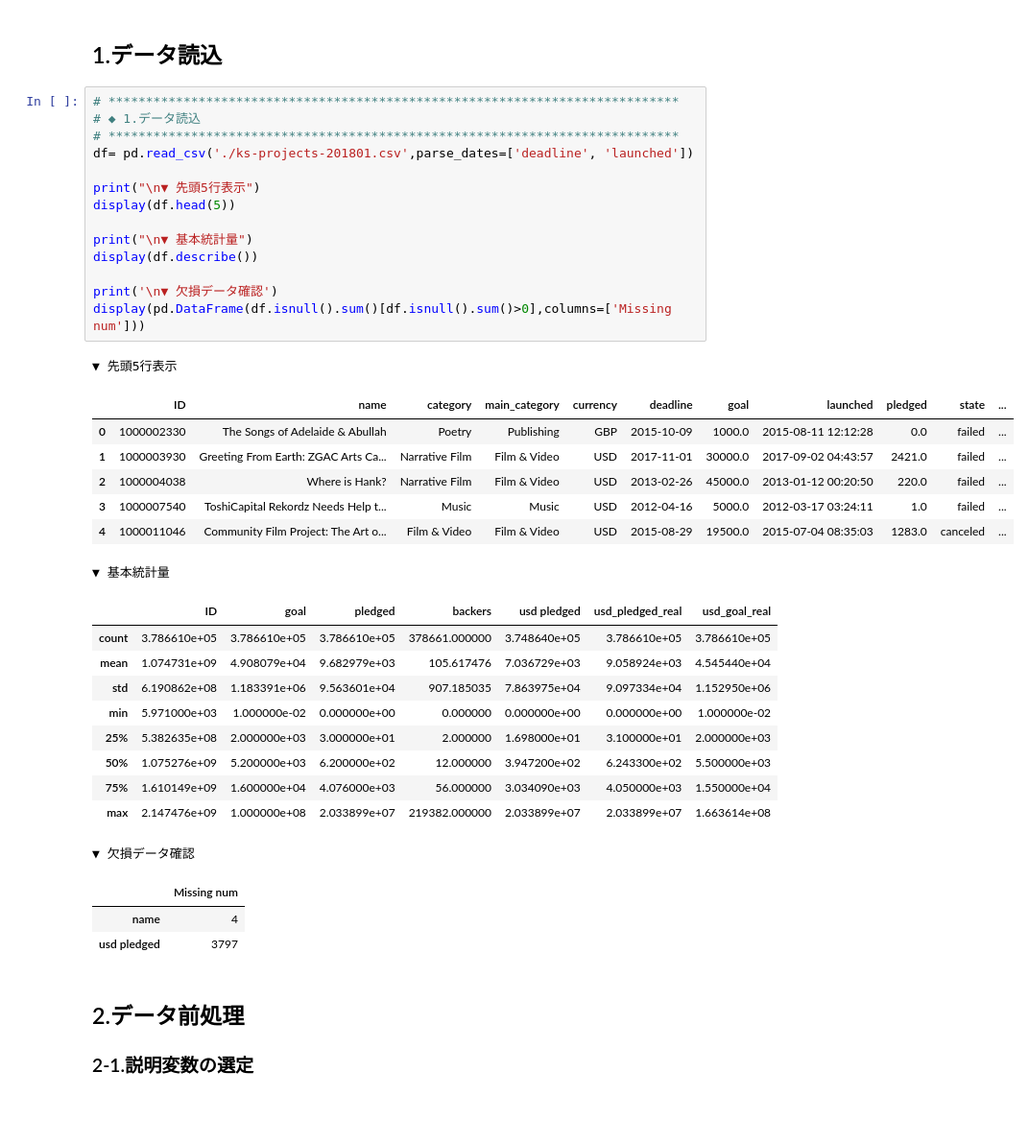
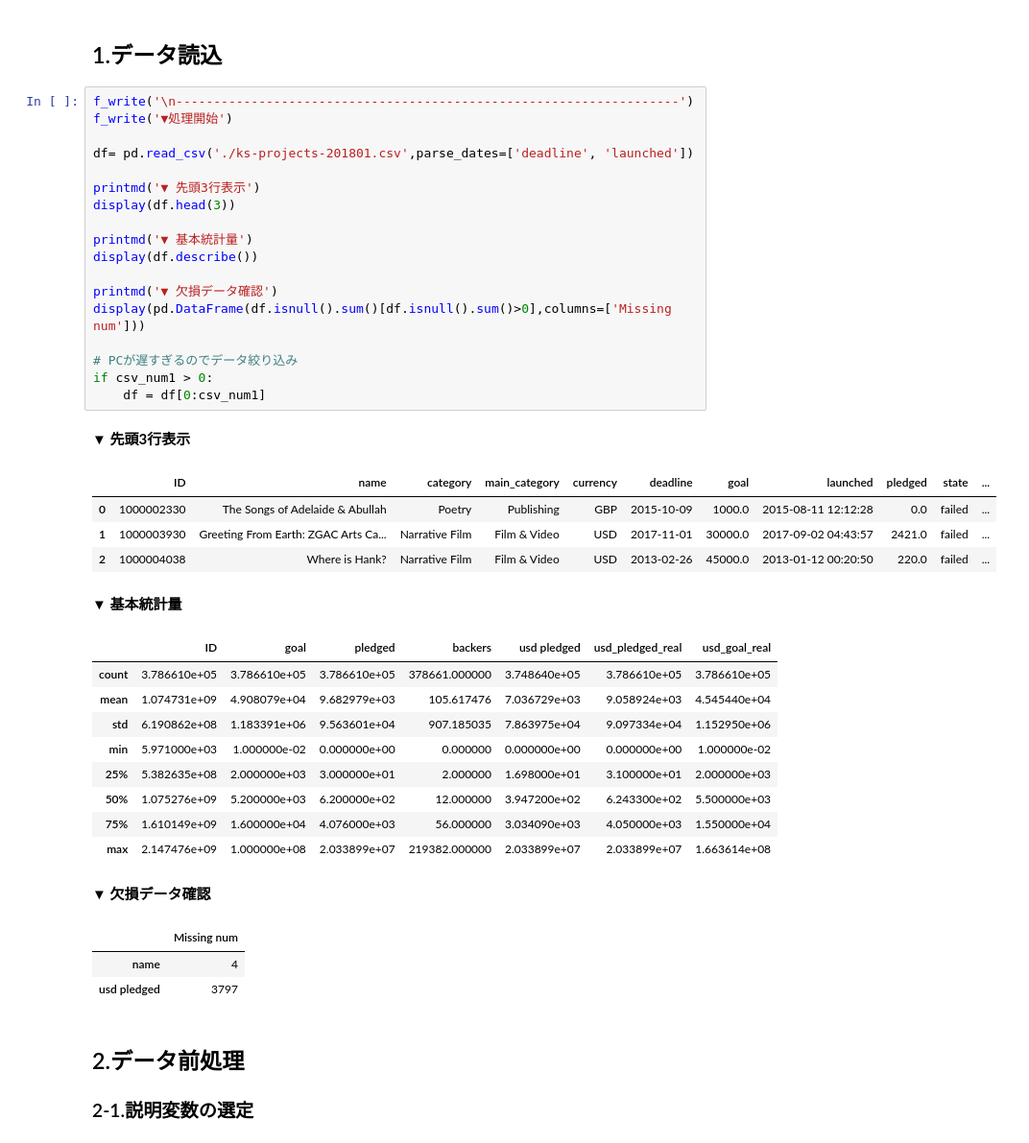
Before and after one commit to arsma12/skillupAI, a Jupyter notebook: Day2_work_長谷川雅代.ipynb, the cells around one changed output. Shown at 96% size. Cells and saved outputs as stored; diff of their text form; blank space fills up the shorter version.

```diff
--- a/Day2_work_長谷川雅代.ipynb
+++ b/Day2_work_長谷川雅代.ipynb
@@ -161,28 +272,34 @@ def show_successrate_barplot(col_name, w, h, baseline, sort_flg=False, x_rot = 0
 # %% [markdown]
 ## 1.データ読込
 # %%
-# ****************************************************************************
-# ◆ 1.データ読込
-# ****************************************************************************
+f_write('\n-------------------------------------------------------------------')
+f_write('▼処理開始')
+
 df= pd.read_csv('./ks-projects-201801.csv',parse_dates=['deadline', 'launched'])
 
-print("\n▼ 先頭5行表示")
-display(df.head(5))
+printmd('▼ 先頭3行表示')
+display(df.head(3))
 
-print("\n▼ 基本統計量")
+printmd('▼ 基本統計量')
 display(df.describe())
 
-print('\n▼ 欠損データ確認')
+printmd('▼ 欠損データ確認')
 display(pd.DataFrame(df.isnull().sum()[df.isnull().sum()>0],columns=['Missing num']))
+
+# PCが遅すぎるのでデータ絞り込み
+if csv_num1 > 0:
+    df = df[0:csv_num1]
 # %% [output]
-▼ 先頭5行表示
+
+
+**▼ 先頭3行表示**
 |  | ID | name | category | main_category | currency | deadline | goal | launched | pledged | state | ... |
 | 0 | 1000002330 | The Songs of Adelaide & Abullah | Poetry | Publishing | GBP | 2015-10-09 | 1000.0 | 2015-08-11 12:12:28 | 0.0 | failed | ... |
 | 1 | 1000003930 | Greeting From Earth: ZGAC Arts Ca... | Narrative Film | Film & Video | USD | 2017-11-01 | 30000.0 | 2017-09-02 04:43:57 | 2421.0 | failed | ... |
 | 2 | 1000004038 | Where is Hank? | Narrative Film | Film & Video | USD | 2013-02-26 | 45000.0 | 2013-01-12 00:20:50 | 220.0 | failed | ... |
-| 3 | 1000007540 | ToshiCapital Rekordz Needs Help t... | Music | Music | USD | 2012-04-16 | 5000.0 | 2012-03-17 03:24:11 | 1.0 | failed | ... |
-| 4 | 1000011046 | Community Film Project: The Art o... | Film & Video | Film & Video | USD | 2015-08-29 | 19500.0 | 2015-07-04 08:35:03 | 1283.0 | canceled | ... |
-▼ 基本統計量
+
+
+**▼ 基本統計量**
 |  | ID | goal | pledged | backers | usd pledged | usd_pledged_real | usd_goal_real |
 | count | 3.786610e+05 | 3.786610e+05 | 3.786610e+05 | 378661.000000 | 3.748640e+05 | 3.786610e+05 | 3.786610e+05 |
 | mean | 1.074731e+09 | 4.908079e+04 | 9.682979e+03 | 105.617476 | 7.036729e+03 | 9.058924e+03 | 4.545440e+04 |
@@ -192,7 +309,9 @@ display(pd.DataFrame(df.isnull().sum()[df.isnull().sum()>0],columns=['Missing nu
 | 50% | 1.075276e+09 | 5.200000e+03 | 6.200000e+02 | 12.000000 | 3.947200e+02 | 6.243300e+02 | 5.500000e+03 |
 | 75% | 1.610149e+09 | 1.600000e+04 | 4.076000e+03 | 56.000000 | 3.034090e+03 | 4.050000e+03 | 1.550000e+04 |
 | max | 2.147476e+09 | 1.000000e+08 | 2.033899e+07 | 219382.000000 | 2.033899e+07 | 2.033899e+07 | 1.663614e+08 |
-▼ 欠損データ確認
+
+
+**▼ 欠損データ確認**
 |  | Missing num |
 | name | 4 |
 | usd pledged | 3797 |
```
Also changed, not shown: parts of 37 cells of this notebook.
